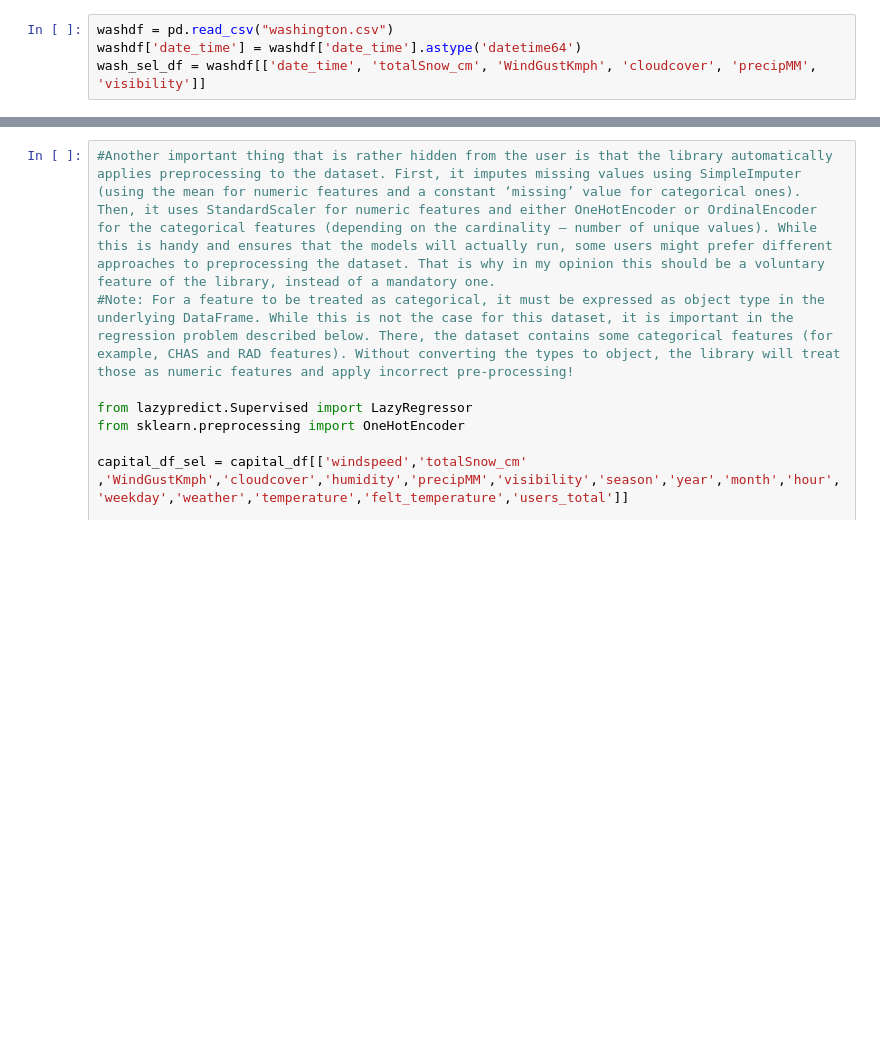
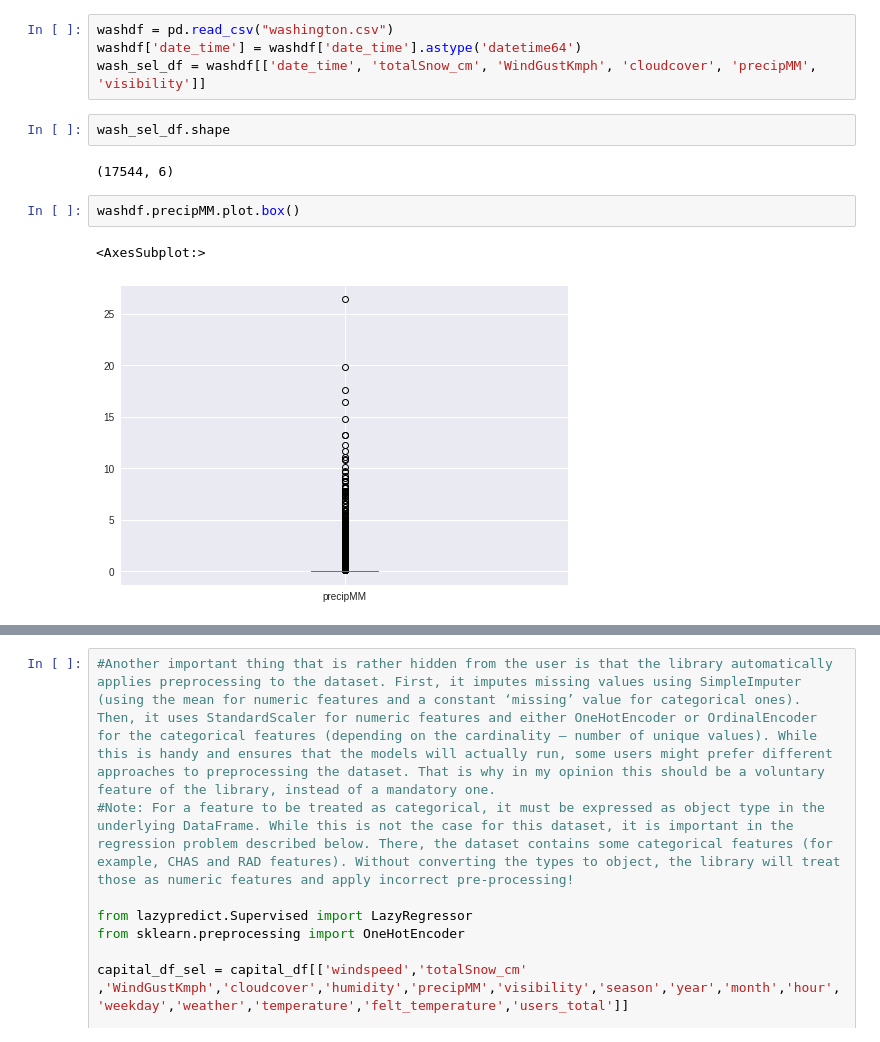
Before and after one commit to karstenWERNER/antelope, a Jupyter notebook: bikeshare/2005-20/2015-20/present.ipynb, the cells around one changed output, grey strips where cells are left out. Saved outputs shown, nothing was run; the diff lists cells and outputs as text; blank space fills up the shorter version.

```diff
--- a/bikeshare/2005-20/2015-20/present.ipynb
+++ b/bikeshare/2005-20/2015-20/present.ipynb
@@ -65,6 +126,15 @@ hdf.weekday = hdf.weekday.astype('category')
 washdf = pd.read_csv("washington.csv")
 washdf['date_time'] = washdf['date_time'].astype('datetime64')
 wash_sel_df = washdf[['date_time', 'totalSnow_cm', 'WindGustKmph', 'cloudcover', 'precipMM', 'visibility']]
+# %%
+wash_sel_df.shape
+# %% [output]
+(17544, 6)
+# %%
+washdf.precipMM.plot.box()
+# %% [output]
+<AxesSubplot:>
+[figure, added]
 # %%
 scaler = MinMaxScaler()
 # Check the code!!!
```
Also changed, not shown: parts of 23 cells of this notebook, 7 other files.
